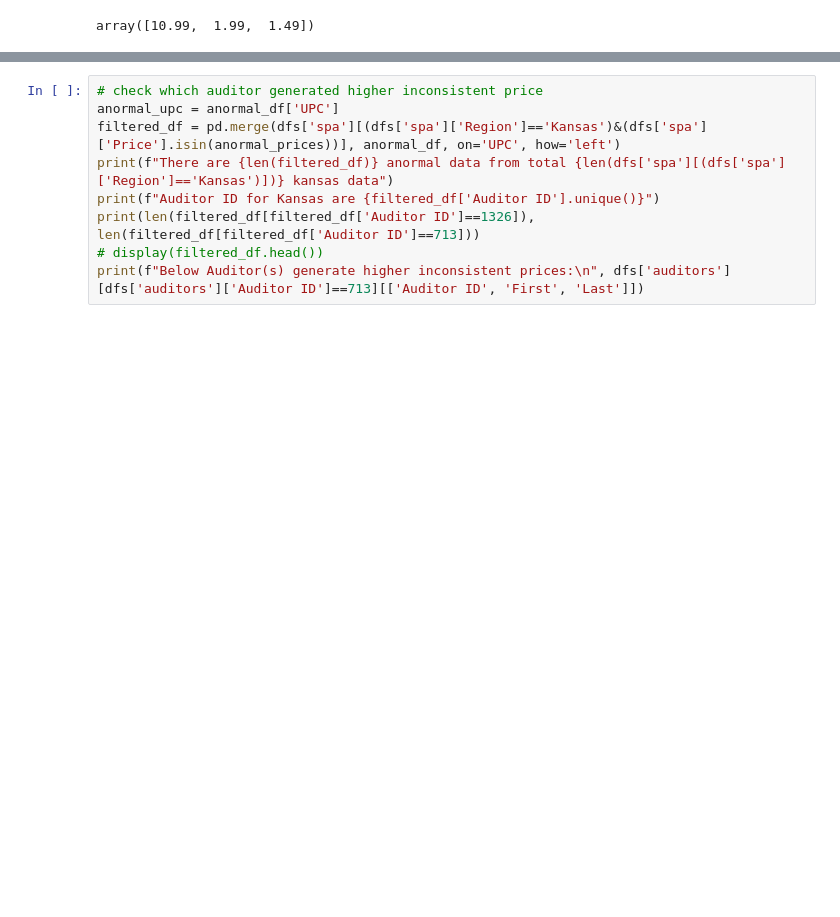
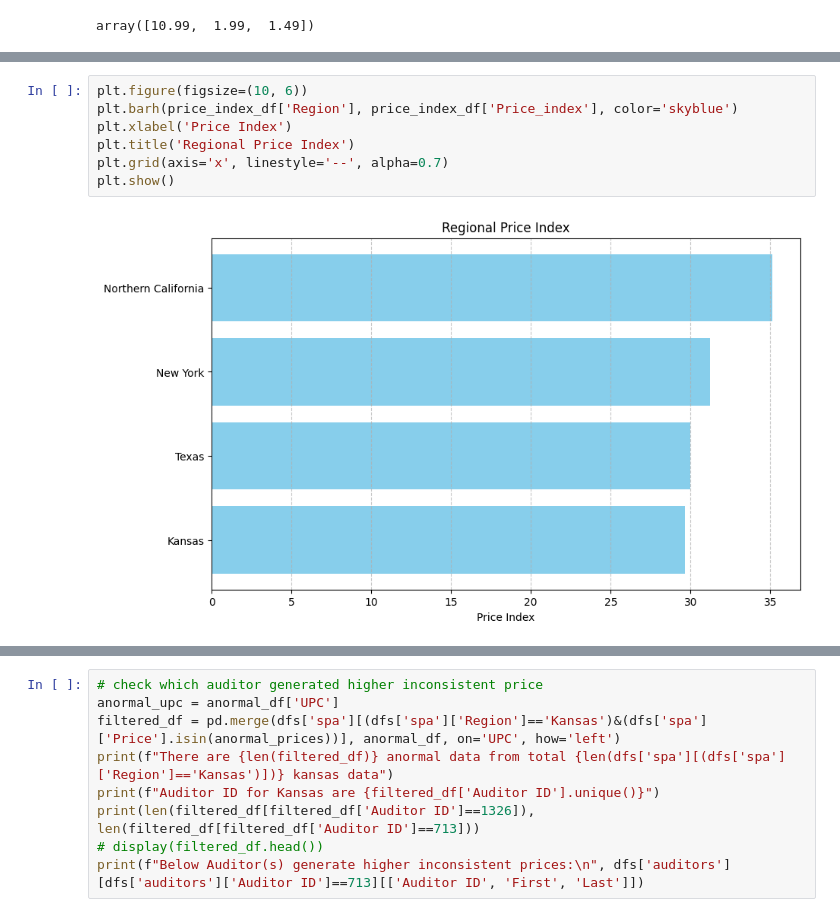
Before and after one commit to danpho/engage3_challenge, a Jupyter notebook: notebook/eda.ipynb, the cells around one changed output, grey strips where cells are left out. Saved outputs shown, nothing was run; the diff lists cells and outputs as text; blank space fills up the shorter version.

```diff
--- a/notebook/eda.ipynb
+++ b/notebook/eda.ipynb
@@ -333,0 +399,9 @@ anormal_df.describe()
+# %%
+plt.figure(figsize=(10, 6))
+plt.barh(price_index_df['Region'], price_index_df['Price_index'], color='skyblue')
+plt.xlabel('Price Index')
+plt.title('Regional Price Index')
+plt.grid(axis='x', linestyle='--', alpha=0.7)
+plt.show()
+# %% [output]
+[figure, added]
```
Also changed, not shown: parts of 38 cells of this notebook.
